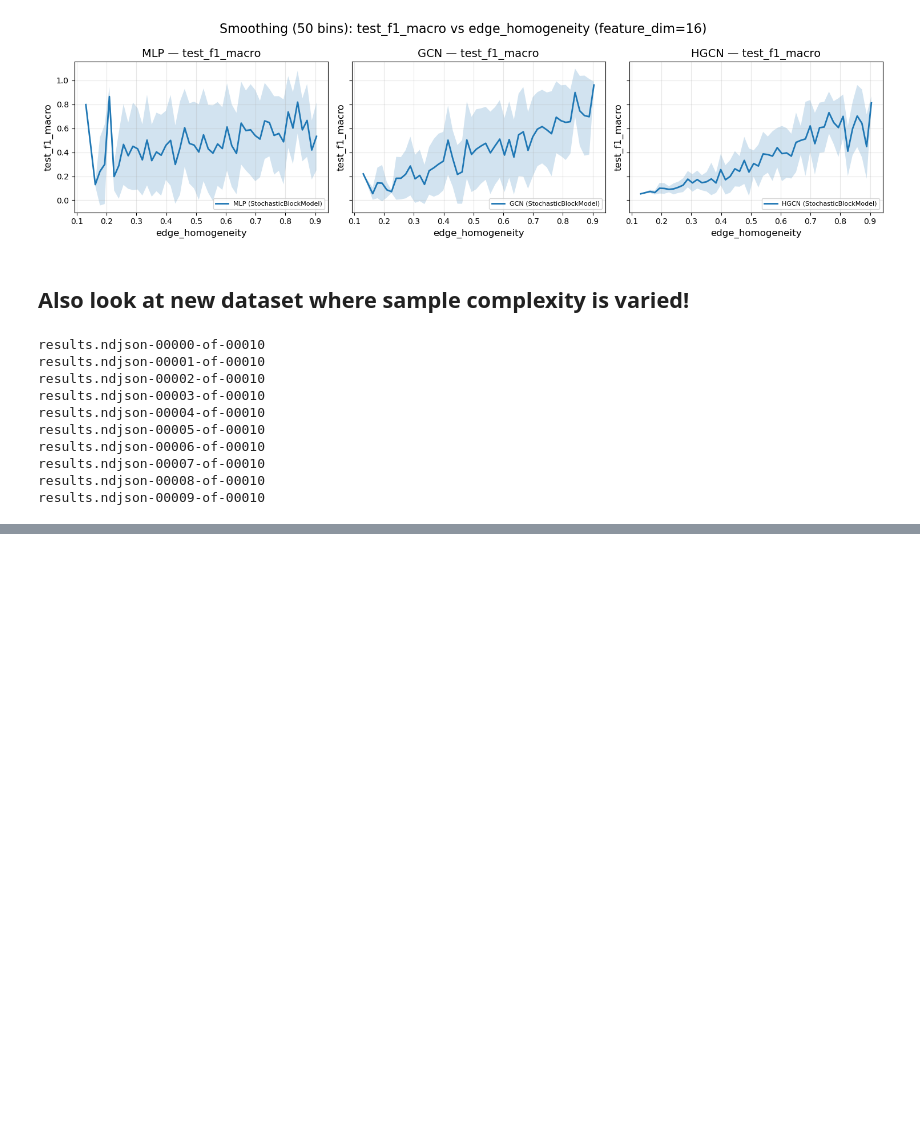
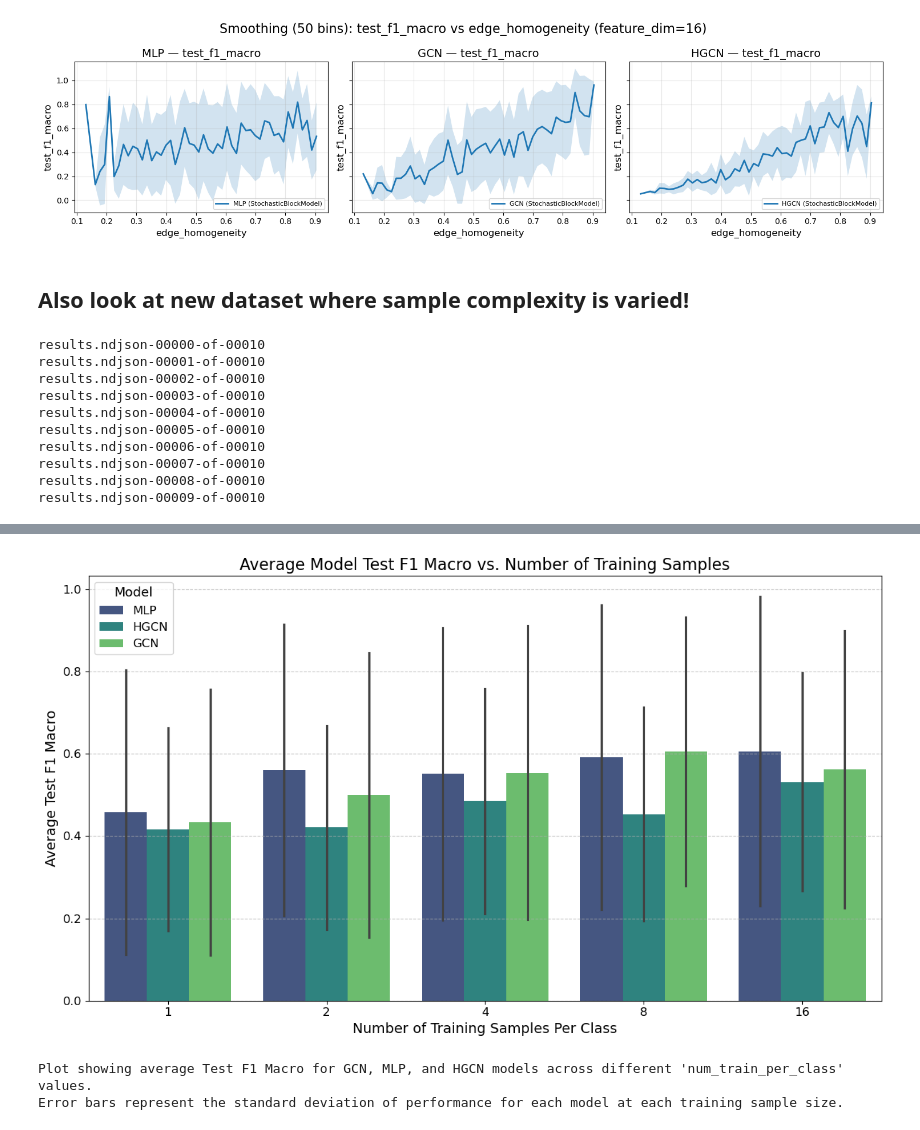
Before and after one commit to danie1uva/graphworld, a Jupyter notebook: src/notebooks/eda_graph_gen.ipynb, the cells around one changed output, grey strips where cells are left out. Saved outputs shown, nothing was run; the diff lists cells and outputs as text; code cells hidden in the pictures; blank space fills up the shorter version.

```diff
--- a/src/notebooks/eda_graph_gen.ipynb
+++ b/src/notebooks/eda_graph_gen.ipynb
@@ -1126,7 +1127,7 @@ if src_dir not in sys.path:
 # %% [markdown]
 ## Also look at new dataset where sample complexity is varied!
 # %%
-RESULTS_DIR = '../../graph_gen/snellius_gen/label_efficiency/label_efficiency/'
+RESULTS_DIR = '../../graph_gen/snellius_gen/label_efficiency/2/'
 df = df_gen(RESULTS_DIR, NSHARDS=NSHARDS)
 # %% [output]
 results.ndjson-00000-of-00010
@@ -1209,0 +1153,60 @@ TypeError: agg function failed [how->mean,dtype->object]
+# %%
+PERFORMANCE_METRIC = 'test_f1_macro'
+
+# Define the models you are interested in.
+MODELS = ['GCN', 'MLP', 'HGCN']
+
+# --- Data Preparation ---
+# Create a list of columns to select for plotting.
+columns_to_select = ['num_train_per_class']
+for model in MODELS:
+    columns_to_select.append(f'{model}__{PERFORMANCE_METRIC}')
+
+# Select only the relevant columns from the DataFrame.
+plot_df = df[columns_to_select].copy()
+
+# Rename the performance columns for easier plotting (remove model prefix).
+# This creates columns like 'GCN', 'MLP', 'HGCN' with their performance values.
+for model in MODELS:
+    plot_df.rename(columns={f'{model}__{PERFORMANCE_METRIC}': model}, inplace=True)
+
+# Melt the DataFrame to long format for easier plotting with seaborn.
+# This creates 'model' and 'performance' columns.
+melted_df = plot_df.melt(
+    id_vars=['num_train_per_class'],
+    value_vars=MODELS,
+    var_name='Model',
+    value_name='Performance'
+)
+
+# Sort by 'num_train_per_class' for better visualization order.
+melted_df = melted_df.sort_values(by='num_train_per_class')
+
+# --- Plotting ---
+plt.figure(figsize=(12, 7))
+
+sns.barplot(
+    data=melted_df,
+    x='num_train_per_class',
+    y='Performance',
+    hue='Model',
+    errorbar='sd', # Show standard deviation as error bars
+    palette='viridis' # Choose a color palette
+)
+
+plt.title(f'Average Model {PERFORMANCE_METRIC.replace("_", " ").title()} vs. Number of Training Samples', fontsize=16)
+plt.xlabel('Number of Training Samples Per Class', fontsize=14)
+plt.ylabel(f'Average {PERFORMANCE_METRIC.replace("_", " ").title()}', fontsize=14)
+plt.xticks(fontsize=12)
+plt.yticks(fontsize=12)
+plt.legend(title='Model', fontsize=12, title_fontsize=13)
+plt.grid(axis='y', linestyle='--', alpha=0.7)
+plt.tight_layout() # Adjust layout to prevent labels from overlapping
+plt.show()
+
+print(f"Plot showing average {PERFORMANCE_METRIC.replace('_', ' ').title()} for GCN, MLP, and HGCN models across different 'num_train_per_class' values.")
+print("Error bars represent the standard deviation of performance for each model at each training sample size.")
+# %% [output]
+[figure, added]
+Plot showing average Test F1 Macro for GCN, MLP, and HGCN models across different 'num_train_per_class' values.
+Error bars represent the standard deviation of performance for each model at each training sample size.
```
Also changed, not shown: parts of 14 cells of this notebook, 8 other files.
